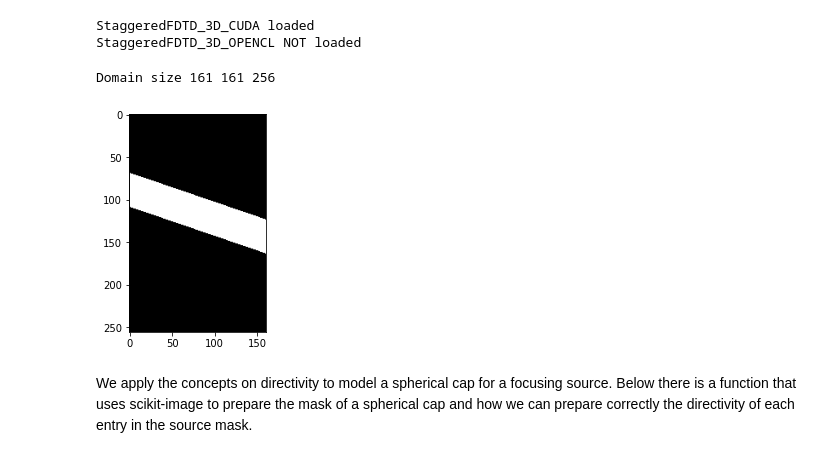
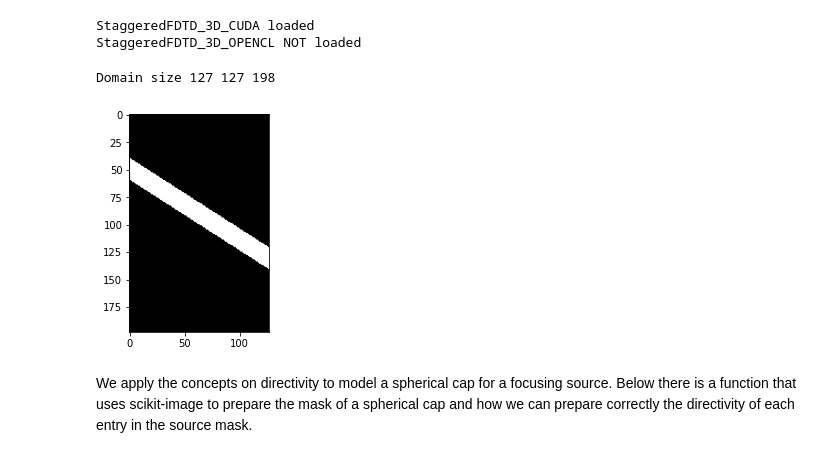
Before and after one commit to ProteusMRIgHIFU/BabelViscoFDTD, a Jupyter notebook: Tutorial Notebooks/6 - Non-aligned solid - SUPERPOSITION Method.ipynb, the cells around one changed output. Saved outputs shown, nothing was run; the diff lists cells and outputs as text; code cells hidden in the pictures.

```diff
--- a/Tutorial Notebooks/6 - Non-aligned solid - SUPERPOSITION Method.ipynb
+++ b/Tutorial Notebooks/6 - Non-aligned solid - SUPERPOSITION Method.ipynb
@@ -54,9 +54,11 @@ WaterDensity=1000 # kg/m3
 SolidLSOS = 2848 # m/s -
 SolidsSOS = 1026 # m/s -
 SolidDensity=1190 # kg/m3
+SolidLAlpha = 34 # Np/m
+SolidSAlpha= 163 # Np/m
 
 ShortestWavelength =SolidsSOS / Frequency
-SpatialStep =ShortestWavelength / 8.0 # A minimal step of 6 is recommnded
+SpatialStep =ShortestWavelength / 6.0 # A minimal step of 6 is recommnded
 
 DimDomain =  np.array([0.05,0.05,0.085])  # in m, x,y,z  # in m, x,y,z
 
@@ -68,38 +70,40 @@ ReflectionLimit= 1.0000e-05 #reflection parameter for PML, HIGHLY RECOMMENDED DO
 N1=int(np.ceil(DimDomain[0]/SpatialStep)+2*PMLThickness)
 N2=int(np.ceil(DimDomain[1]/SpatialStep)+2*PMLThickness)
 N3=int(np.ceil(DimDomain[2]/SpatialStep)+2*PMLThickness)
 print('Domain size',N1,N2,N3)
 TimeSimulation=np.sqrt(DimDomain[0]**2+DimDomain[1]**2+DimDomain[2]**2)/(np.mean([SolidsSOS,WaterSOS])) #time to cross one corner to another
 TemporalStep=5e-8 # if this step is too coarse a warning will be generated (but simulation will continue,)
 
 MaterialMap=np.zeros((N1,N2,N3),np.uint32) # note the 32 bit size
 MaterialList=np.zeros((2,5)) # two materials in this example
 MaterialList[0,0]=WaterDensity # water density
 MaterialList[0,1]=WaterSOS # water SoS
 
 MaterialList[1,0]=SolidDensity # plastic density
 MaterialList[1,1]=SolidLSOS # plastic long. SoS
 MaterialList[1,2]=SolidsSOS # plastic shear SoS
+MaterialList[1,3]=SolidLAlpha # plastic long. attenuation
+MaterialList[1,4]=SolidSAlpha # plastic shear attenuation
 
 #we define two - half spaces
 
-AngleInterface=np.deg2rad(20)
+AngleInterface=np.deg2rad(40)
 m=np.sin(AngleInterface)
 NY3=(N1-1)*m
-r0=np.array([(N3/2)-60,(N3/2)-60+NY3,(N3/2)+NY3-20, (N3/2)-20])+0.5
+r0=np.array([(N3/2)-60,(N3/2)-60+NY3,(N3/2)+NY3-40, (N3/2)-40])+0.5
 p0=np.array([0.5,N1-0.5,N1-0.5,0.5])
 rrcc=polygon(p0,r0)
 mm=polygon2mask((N1,N3),np.vstack((p0,r0)).T)
 
 MaterialMap[:,:,:]=np.tile(np.reshape(mm,[N1,1,N3]),[1,N2,1])
 
 plt.figure()
-plt.imshow(MaterialMap[:,int(N2/2)-10,:].T,cmap=plt.cm.gray);
+plt.imshow(MaterialMap[:,int(N2/2),:].T,cmap=plt.cm.gray);
 
 #all other parameters are set to 0
 # %% [output]
-Domain size 161 161 256
+Domain size 127 127 198
-[figure, old version]
+[figure, new version]
 # %% [markdown]
 We apply the concepts on directivity to model a spherical cap for a focusing source. Below there is a function that uses scikit-image to prepare the mask of a spherical cap and how we can prepare correctly the directivity of each entry in the source mask.
 # %%
```
Also changed, not shown: parts of 12 cells of this notebook, 6 other files.
